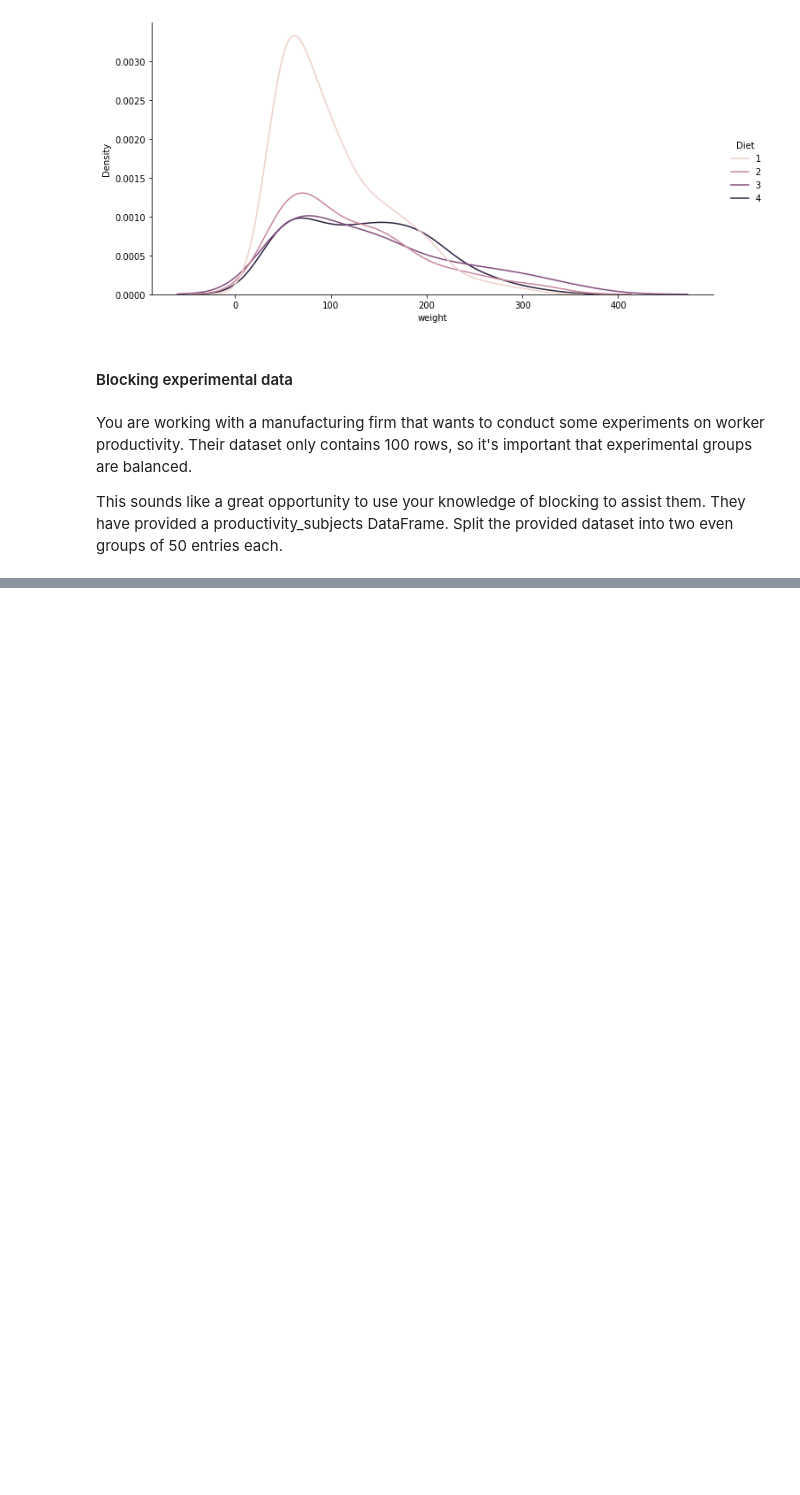
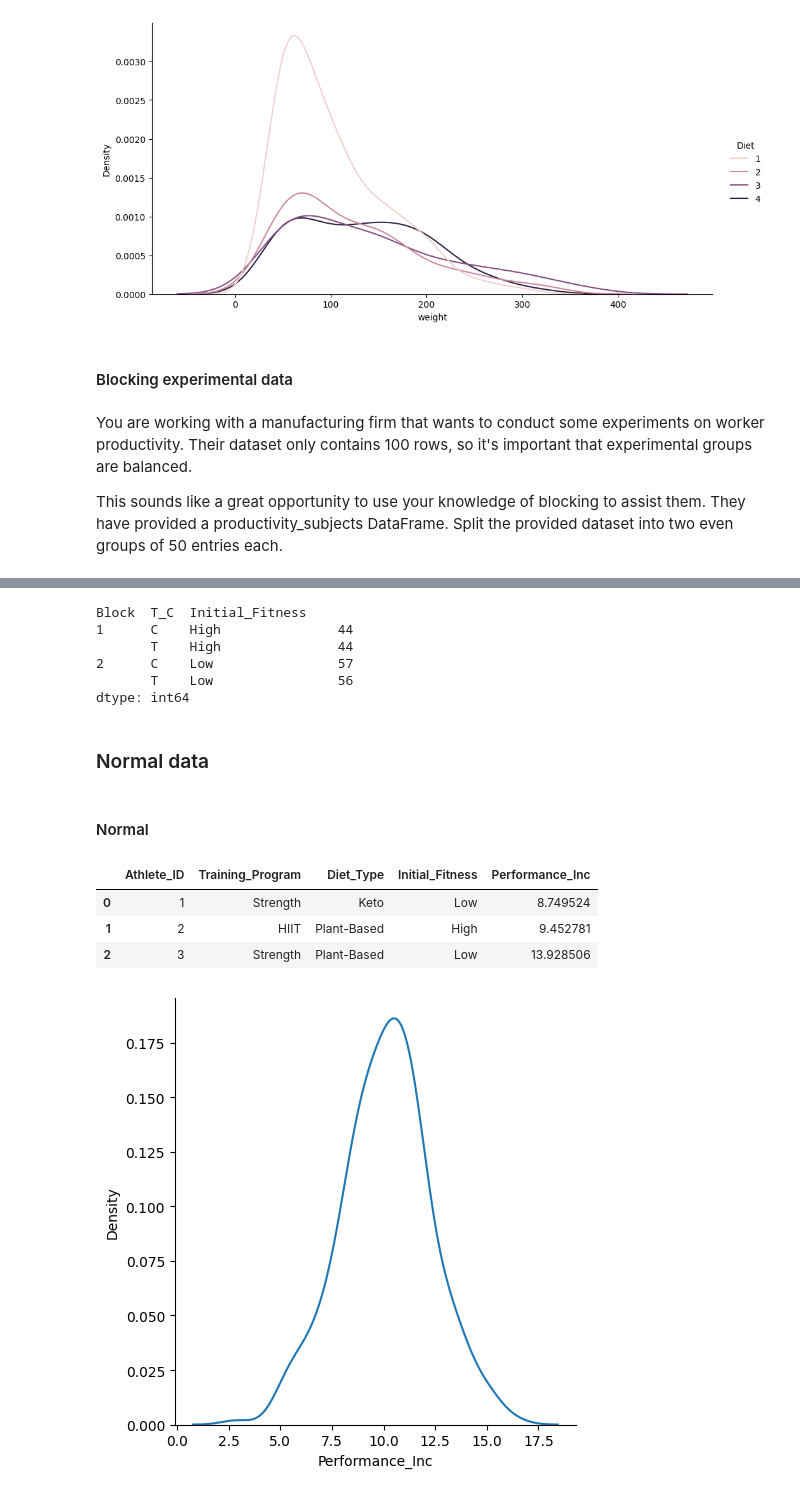
Before and after one commit to AnshuBantra/Python, a Jupyter notebook: Associate Data Scientist in Python/030_Experimental Design in Python/ed.ipynb, the cells around one changed output, grey strips where cells are left out. Saved outputs shown, nothing was run; the diff lists cells and outputs as text; code cells hidden in the pictures; blank space fills up the shorter version.

```diff
--- a/Associate Data Scientist in Python/030_Experimental Design in Python/ed.ipynb
+++ b/Associate Data Scientist in Python/030_Experimental Design in Python/ed.ipynb
@@ -122,3 +122,7 @@ plt.show();
 You are working with a manufacturing firm that wants to conduct some experiments on worker productivity. Their dataset only contains 100 rows, so it's important that experimental groups are balanced.
 
 This sounds like a great opportunity to use your knowledge of blocking to assist them. They have provided a productivity_subjects DataFrame. Split the provided dataset into two even groups of 50 entries each.
+# %%
+df_athletic_perf = pd.read_csv(r'.\data\athletic_perf.csv')
+productivity_subjects=df_athletic_perf[['Athlete_ID']]
+productivity_subjects.shape
@@ -124,0 +177,51 @@ This sounds like a great opportunity to use your knowledge of blocking to assist
+# %%
+# Create the first block
+strata_1 = df_athletic_perf[df_athletic_perf['Initial_Fitness'] == 'High']
+strata_1['Block'] = 1
+
+# Create two groups assigning to Treatment or Control
+strata_1_g1 = strata_1.sample(frac=0.5, replace=False)
+strata_1_g1['T_C'] = 'T'
+strata_1_g2 = strata_1.drop(strata_1_g1.index)
+strata_1_g2['T_C'] = 'C'
+
+# Create the second block and assign groups
+strata_2 = df_athletic_perf[df_athletic_perf['Initial_Fitness'] == 'Low']
+strata_2['Block'] = 2
+
+strata_2_g1 = strata_2.sample(frac=0.5, replace=False)
+strata_2_g1['T_C'] = 'T'
+strata_2_g2 = strata_2.drop(strata_2_g1.index)
+strata_2_g2['T_C'] = 'C'
+
+# Concatenate the grouping work
+df_athletic_perf_stratified = pd.concat([strata_1_g1, strata_1_g2, strata_2_g1, strata_2_g2])
+df_athletic_perf_stratified.head()
+print(df_athletic_perf_stratified.groupby(['Block','T_C', 'Initial_Fitness']).size())
+# %% [output]
+Block  T_C  Initial_Fitness
+1      C    High               44
+       T    High               44
+2      C    Low                57
+       T    Low                56
+dtype: int64
+# %% [markdown]
+### Normal data
+# %% [markdown]
+#### Normal
+# %%
+df_athletic_perf.head(3)
+# %% [output]
+|  | Athlete_ID | Training_Program | Diet_Type | Initial_Fitness | Performance_Inc |
+| 0 | 1 | Strength | Keto | Low | 8.749524 |
+| 1 | 2 | HIIT | Plant-Based | High | 9.452781 |
+| 2 | 3 | Strength | Plant-Based | Low | 13.928506 |
+# %%
+sns.displot(
+    data=df_athletic_perf,
+    x='Performance_Inc',
+    kind='kde'
+)
+plt.show();
+# %% [output]
+[figure, added]
```
Also changed, not shown: parts of 23 cells of this notebook.
